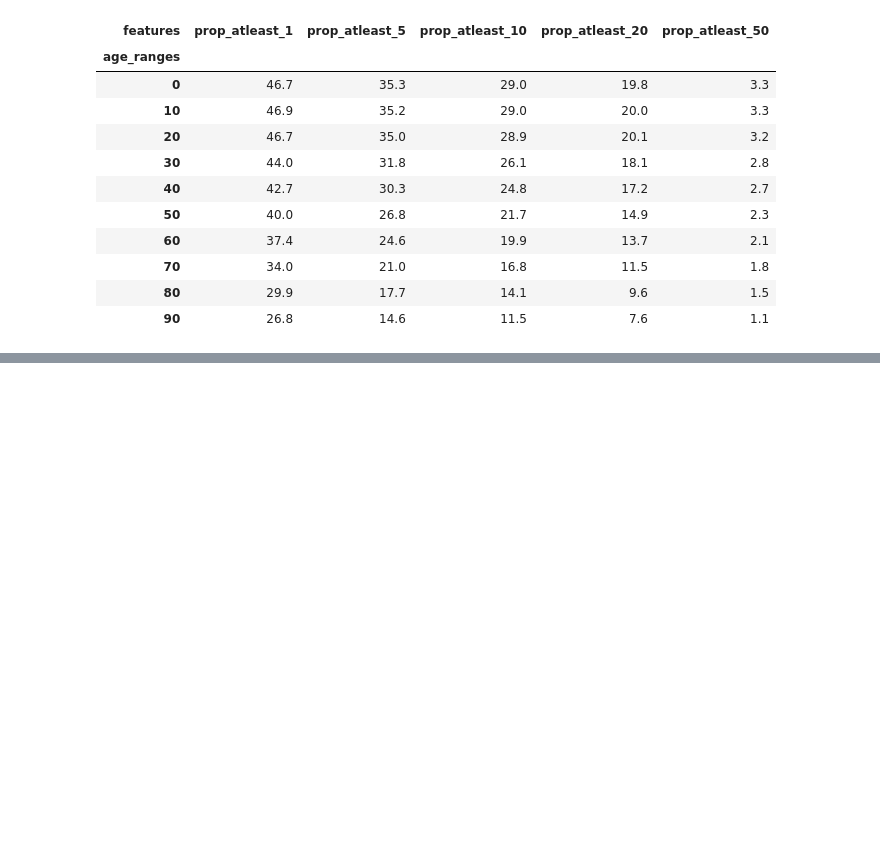
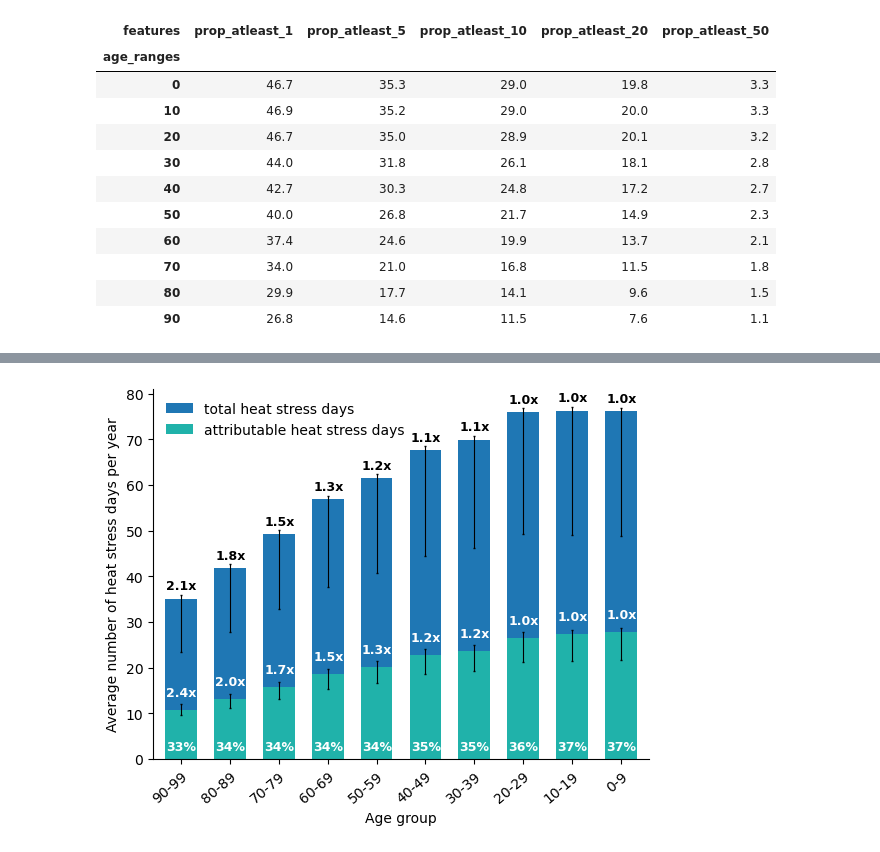
Before and after one commit to rosapietroiusti/attr-hs, a Jupyter notebook: main/attr-hw-fig2-SI.ipynb, the cells around one changed output, grey strips where cells are left out. Cells and saved outputs as stored; diff of their text form; code cells hidden in the pictures; blank space fills up the shorter version.

```diff
--- a/main/attr-hw-fig2-SI.ipynb
+++ b/main/attr-hw-fig2-SI.ipynb
@@ -1597,0 +1658,70 @@ da_n_people_ndays_obs_30.mean(dim='model').to_pandas().applymap(format_large_num
+# %%
+fig, ax = plt.subplots()
+
+plot_barplot_n_prop_people_atleastx_median(da_totaldays_percapita_peopledays_10y_obs.sel(features= 'per_capita_days'),
+                                                  unit=1,
+                                                  ax=ax,
+                                                  proportion=False,
+                                                  x_hot_days = None,
+                                                 legend=False,
+                                                 errcolor='k',
+                                                 color='C0',
+                                                 set_xticklabel=True,
+                                                 rotation=40,
+                                                 ylabel='Number of days per year',
+                                                 alpha_scale=False,
+                                                 width=.65,
+                                                 leg_title=None)
+
+plot_barplot_n_prop_people_atleastx_median(da_nAHD_percapita_peopledays_10y_obs.sel(features= 'per_capita_days'),
+                                                  unit=1,
+                                                  ax=ax,
+                                                  proportion=False,
+                                                  x_hot_days = None,
+                                                 legend=False,
+                                                 errcolor='k',
+                                                 color='lightseagreen',
+                                                 set_xticklabel=True,
+                                                 rotation=40,
+                                                 ylabel='Average number of heat stress days per year',
+                                                 alpha_scale=False,
+                                                 width=.65,
+                                                 leg_title=None)
+
+
+# annotate with multiplication factors
+
+# total days
+df = da_totaldays_percapita_peopledays_10y_obs.sel(features= 'per_capita_days').to_pandas().T
+for i in range(10):
+    val = df.agg(['median'],axis=1).iloc[i].values
+    EMF = (df.iloc[0,:] / df).agg(['median'],axis=1).round(1).iloc[i].values[0]
+    ax.annotate(f'{EMF}x', (i+.3, val+2), fontweight='bold', c='k', fontsize=9)
+
+# attr days
+df = da_nAHD_percapita_peopledays_10y_obs.sel(features= 'per_capita_days').to_pandas().T
+for i in range(10):
+    val = df.agg(['median'],axis=1).iloc[i].values
+    EMF = (df.iloc[0,:] / df).agg(['median'],axis=1).round(1).iloc[i].values[0]
+    ax.annotate(f'{EMF}x', (i+.3, val+3), fontweight='bold',  c='white', fontsize=9 )
+
+
+# what % of the total is attributable per age group, write underneath
+df1 = da_totaldays_percapita_peopledays_10y_obs.sel(features= 'per_capita_days').to_pandas().T
+df2 = da_nAHD_percapita_peopledays_10y_obs.sel(features= 'per_capita_days').to_pandas().T
+for i in range(10):
+    percent = (df2/df1).agg(['median'],axis=1).round(2).iloc[i].values[0]
+    ax.annotate(f'{int(percent*100)}%', (i+.3, 2), fontweight='bold',  c='white', fontsize=9 )
+
+
+
+
+# labels
+
+ax.legend(labels = ['total heat stress days', 'attributable heat stress days'], frameon=False)
+ax.set_xlabel('Age group')
+ax.invert_xaxis()
+ax.spines['top'].set_visible(False)
+ax.spines['right'].set_visible(False)
+# %% [output]
+[figure, added]
```
Also changed, not shown: parts of 27 cells of this notebook, 13 other files.
